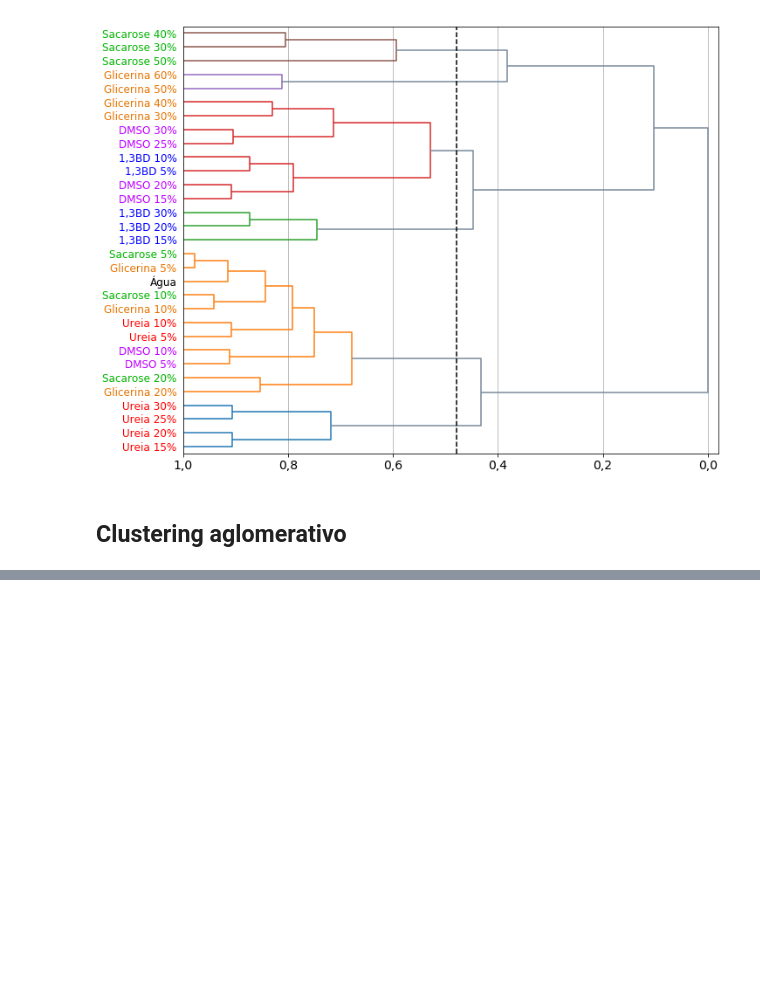
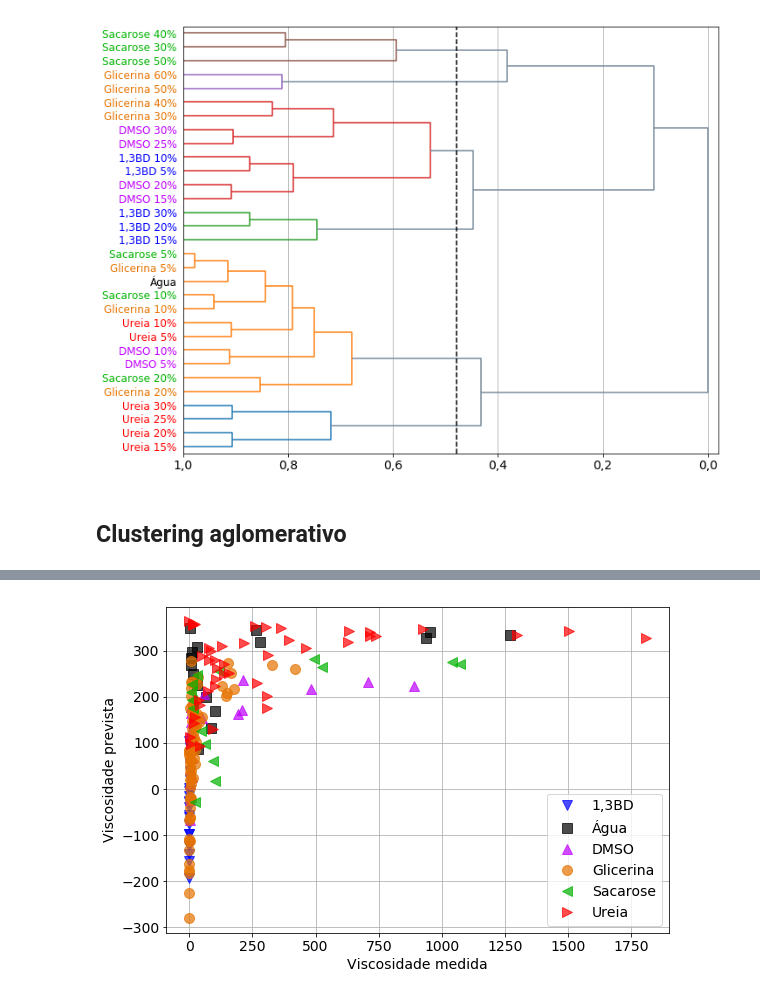
Before and after one commit to KarlClinckspoor/Tese, a Jupyter notebook: imagens/notebooks/Análise multivariada.ipynb, the cells around one changed output, grey strips where cells are left out. Saved outputs shown, nothing was run; the diff lists cells and outputs as text; code cells hidden in the pictures; blank space fills up the shorter version.

Commit message:
ADIT: explicações dos parâmetros, anotações do livro de solventes

```diff
--- a/imagens/notebooks/Análise multivariada.ipynb
+++ b/imagens/notebooks/Análise multivariada.ipynb
@@ -776,0 +779,5 @@ plt.show()
+# %%
+dados_reol = pd.read_excel(r'./dados experimentais/reologia_SVD.xlsx')
+X = dados_reol[['Conc NaSal', 'n', 'eps', 'G']]
+Y = dados_reol['Eta']
+dados_reol.head()
@@ -776,0 +791,32 @@ plt.show()
+# %%
+mpl.rcParams.update({'font.size': 14, 'text.usetex':False})
+
+pls = PLSRegression(n_components=2)
+pls.fit(X, Y)
+Y_pred = pls.predict(X)
+score = r2_score(Y, Y_pred)
+mse = mean_squared_error(Y, Y_pred)
+#z = np.polyfit(Y, Y_pred, 1)
+
+fig, ax = plt.subplots(1, 1, figsize=(9,6))
+
+for comp in dados_reol['Adit'].unique():
+    mascara = dados_reol['Adit'] == comp
+    ax.plot(Y[mascara], Y_pred[mascara], color=Cores[comp], linewidth=0, marker=Simbolos[comp],
+            markersize=def_markersize, label=comp, alpha=0.7)
+
+#min_cmc = Y.min()
+#max_cmc = Y.max()
+#r = np.linspace(min_cmc, max_cmc)
+#ax.plot(r, r, color='k', ls='--')
+
+ax.set(xlabel='Viscosidade medida', ylabel='Viscosidade prevista')
+ax.legend()
+ax.grid()
+
+#for i, conc in enumerate(dados_reol['Concentração (% m/m)']):
+#    comp = dados_reol['Adit'][i]
+#    ax.text(Y[i], Y_pred[i]-0.2, s=conc, color=Cores[comp], ha='center', va='top')
+#
+# %% [output]
+[figure, added]
```
Also changed, not shown: parts of 7 cells of this notebook, 3 other files.
